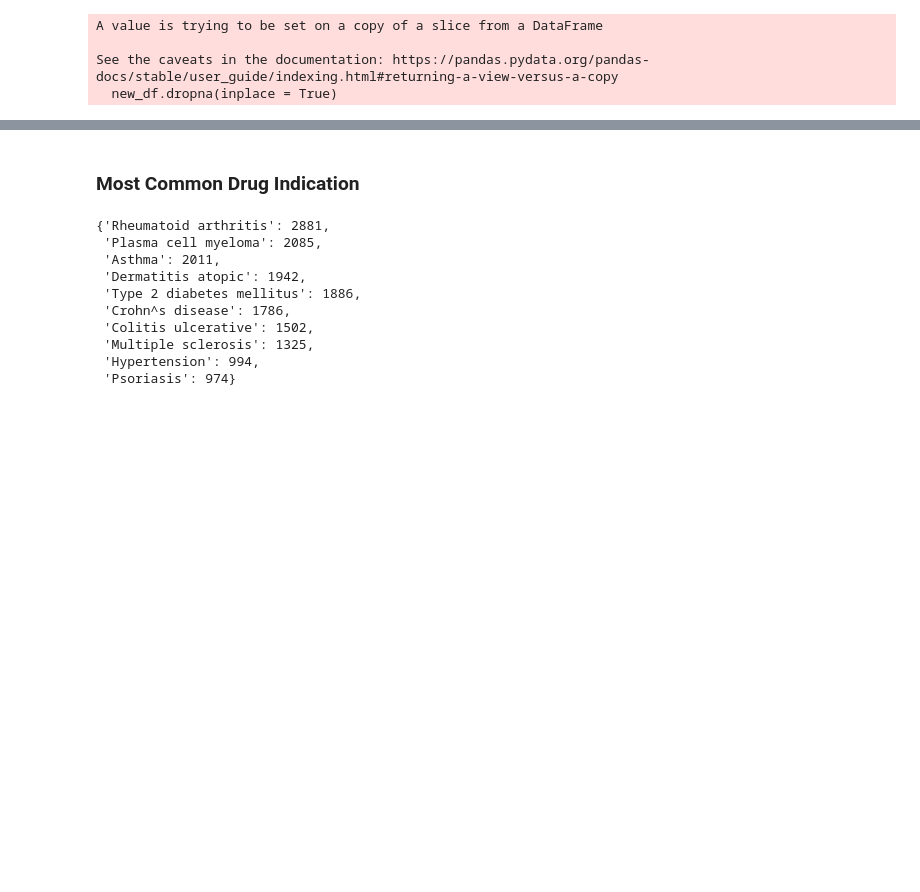
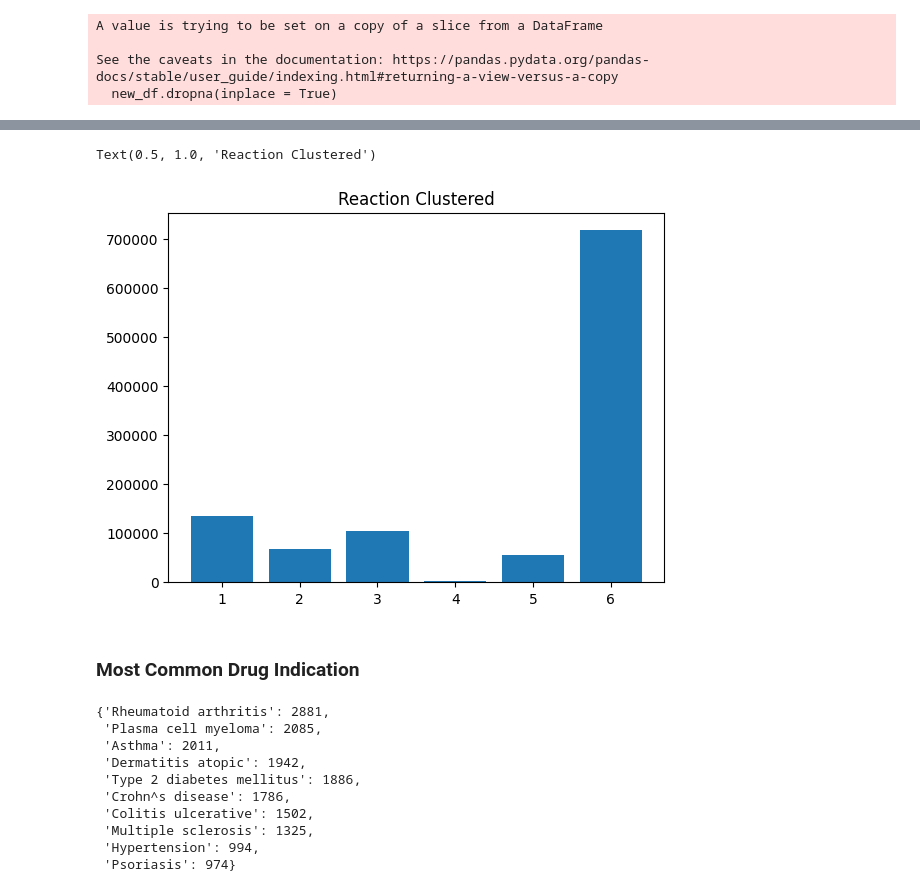
Before and after one commit to akshayparate123/Analysis-of-Adverse-Drug-Effects-Using-Big-Data-and-Cloud-Computing, a Jupyter notebook: Visuals.ipynb, the cells around one changed output, grey strips where cells are left out. Cells and saved outputs as stored; diff of their text form; code cells hidden in the pictures; blank space fills up the shorter version.

```diff
--- a/Visuals.ipynb
+++ b/Visuals.ipynb
@@ -128,0 +143,3 @@ See the caveats in the documentation: https://pandas.pydata.org/pandas-docs/stab
+# %%
+values = df.groupby("reactionoutcome").count()["Unnamed: 0"].values
+index = df.groupby("reactionoutcome").count()["Unnamed: 0"].index
@@ -129,3 +161,9 @@ See the caveats in the documentation: https://pandas.pydata.org/pandas-docs/stab
+# %%
+plt.bar(index,values)
+plt.title('Reaction Clustered')
+# %% [output]
+Text(0.5, 1.0, 'Reaction Clustered')
+[figure, added]
 # %% [markdown]
 ### Most Common Drug Indication
 # %%
```
Also changed, not shown: parts of 11 cells of this notebook, 4 other files.
